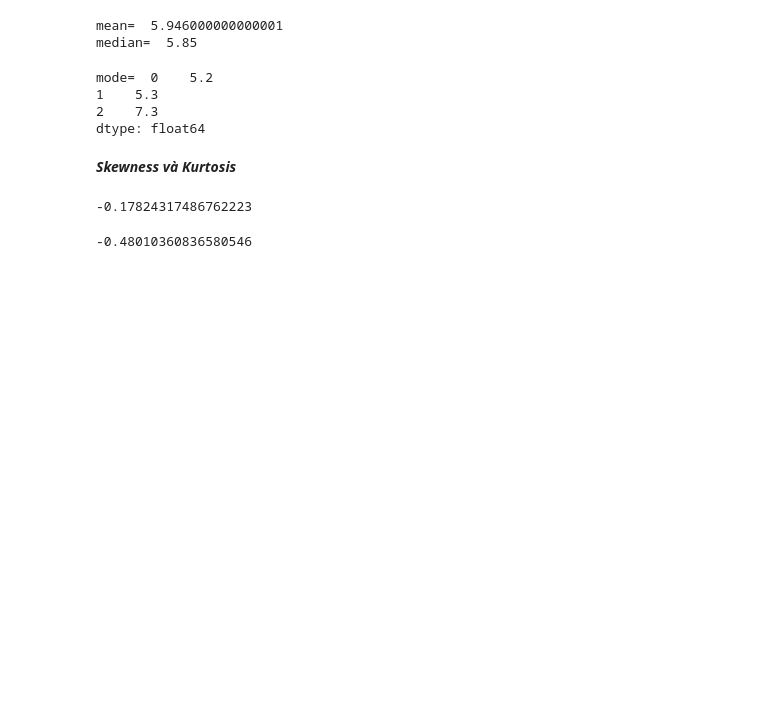
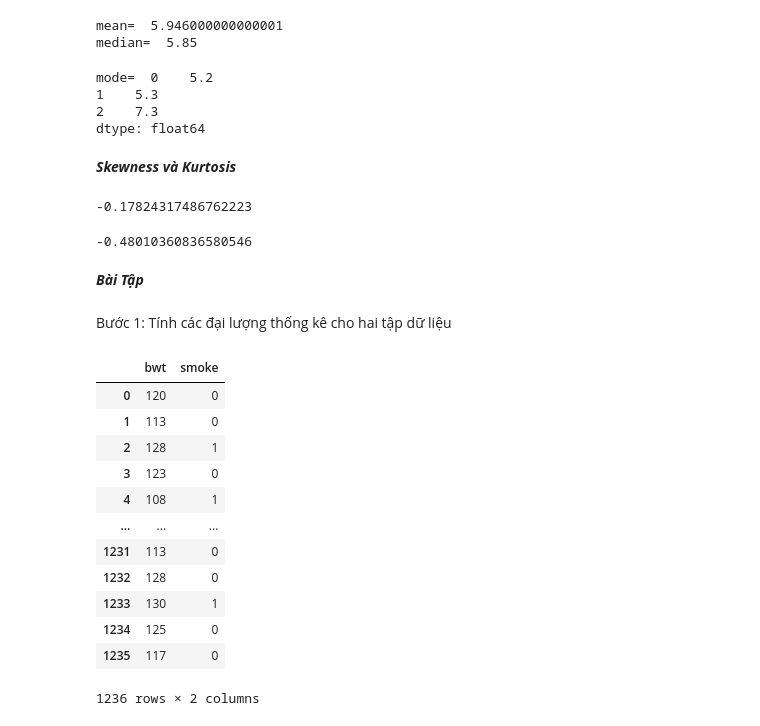
Before and after one commit to Spokai3/PhanTichDuLieuVaHocSau, a Jupyter notebook: Lab5.ipynb, the cells around one changed output. Saved outputs shown, nothing was run; the diff lists cells and outputs as text; code cells hidden in the pictures; blank space fills up the shorter version.

```diff
--- a/Lab5.ipynb
+++ b/Lab5.ipynb
@@ -77,3 +77,25 @@ from scipy.stats import kurtosis
 kurtosis(dulieuxettuyen['T1'], bias=False)
 # %% [output]
 -0.48010360836580546
+# %% [markdown]
+***Bài Tập***
+# %% [markdown]
+Bước 1: Tính các đại lượng thống kê cho hai tập dữ liệu
+# %%
+import pandas as pd
+dulieu = pd.read_csv('https://raw.githubusercontent.com/huynhhoc/DataAnalystDeepLearning/main/Data/babies.csv', sep='\s+')
+dulieu
+# %% [output]
+|  | bwt | smoke |
+| 0 | 120 | 0 |
+| 1 | 113 | 0 |
+| 2 | 128 | 1 |
+| 3 | 123 | 0 |
+| 4 | 108 | 1 |
+| ... | ... | ... |
+| 1231 | 113 | 0 |
+| 1232 | 128 | 0 |
+| 1233 | 130 | 1 |
+| 1234 | 125 | 0 |
+| 1235 | 117 | 0 |
+1236 rows × 2 columns
```
Also changed, not shown: parts of 9 cells of this notebook.
